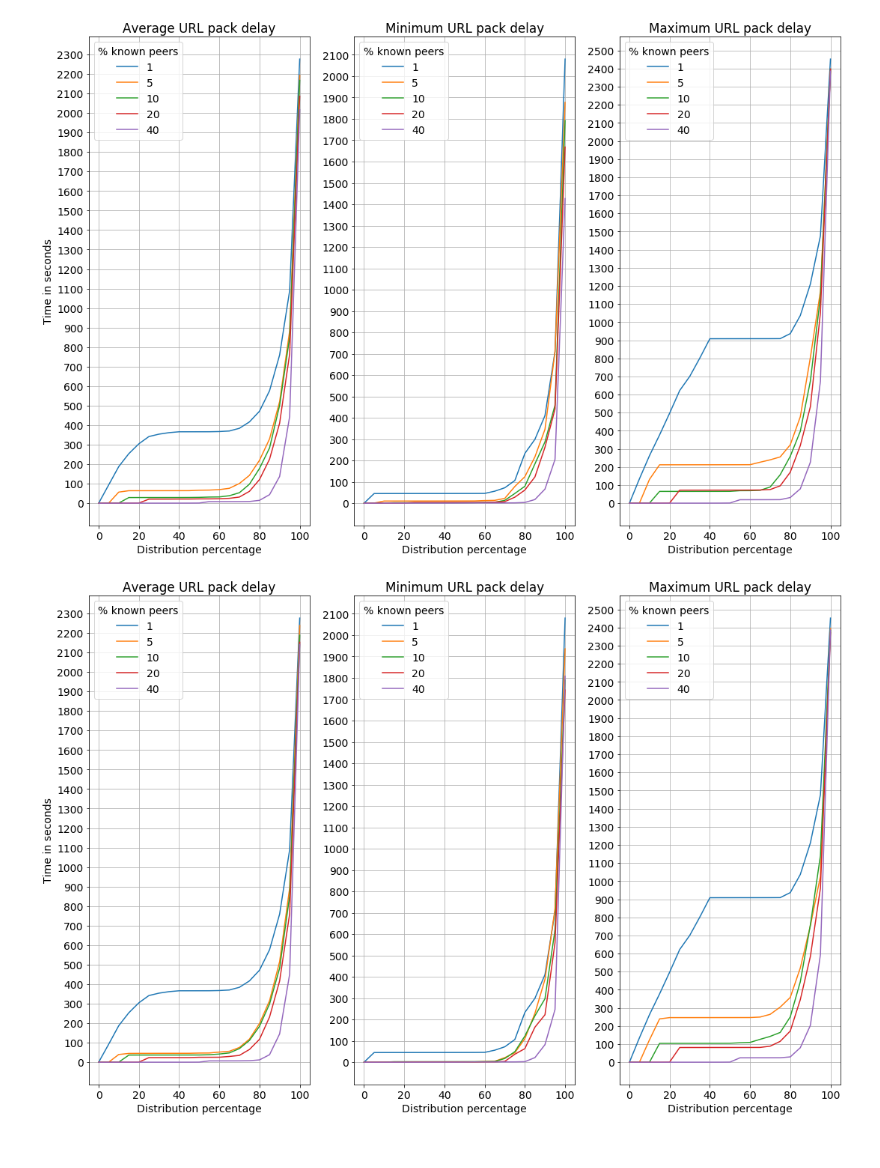
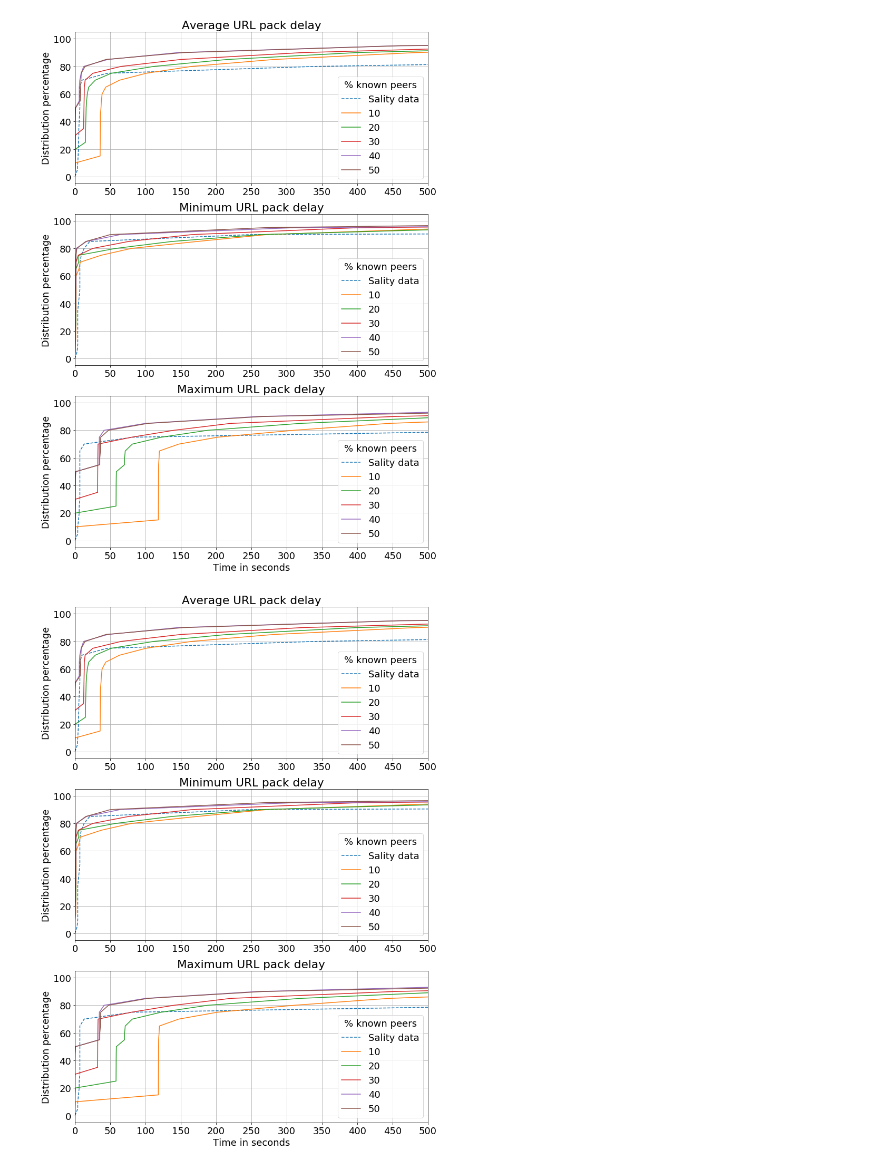
Before and after one commit to LarsLeo/BachelorThesis, a Jupyter notebook: sality/scripts/botmasterStrategiesVisualizer.ipynb, the cells around one changed output. Drawn from its saved outputs; the diff is of its cells as text; code cells hidden in the pictures.

```diff
--- a/sality/scripts/botmasterStrategiesVisualizer.ipynb
+++ b/sality/scripts/botmasterStrategiesVisualizer.ipynb
@@ -6,9 +6,9 @@ from os import listdir
 from os.path import isfile, join
 import matplotlib.pyplot as plt
 import collections
-
-plt.rcParams.update({'font.size': 14})
-usedSimTimeLimit = 15768000
+# %%
+plt.rcParams.update({'font.size': 18})
+xMax = 500
 # %%
 # Create independent pandas dataframe sets for each botmaster type
 botmasterV1 = {}
@@ -45,55 +77,70 @@ botmasterV3 = collections.OrderedDict(sorted(botmasterV3.items(), key=lambda kv:
 # %%
 # Botmaster V2
-fig, (ax1, ax2, ax3) = plt.subplots(1, 3, figsize=(18,12))
-#fig.suptitle('BV2')
-ax1.set(xlabel='Distribution percentage', ylabel='Time in seconds', title='Average URL pack delay',
-        yticks=np.arange(0, 2400, 100))
-ax2.set(xlabel='Distribution percentage', title='Minimum URL pack delay',
-       yticks=np.arange(0, 2300, 100))
-ax3.set(xlabel='Distribution percentage', title='Maximum URL pack delay',
-       yticks=np.arange(0, 2600, 100))
+fig, (ax1, ax2, ax3) = plt.subplots(3, 1, figsize=(12,18))
+ax1.set(ylabel='Distribution percentage', title='Average URL pack delay',
+       xticks=np.arange(0, xMax + 1, 50))
+ax2.set(ylabel='Distribution percentage', title='Minimum URL pack delay',
+       xticks=np.arange(0, xMax + 1, 50))
+ax3.set(ylabel='Distribution percentage', xlabel='Time in seconds', title='Maximum URL pack delay',
+       xticks=np.arange(0, xMax + 1, 50))
 ax1.grid()
 ax2.grid()
 ax3.grid()
 
-x = np.arange(0, 101, 5)
+y = np.arange(0, 101, 5)
+
+ax1.plot(salityData['Propagation Time'], y, '--', label='Sality data')
+ax2.plot(salityData['Min Delay'], y, '--', label='Sality data')
+ax3.plot(salityData['Max Delay'], y, '--', label='Sality data')
 
 for distributionPercentage, dataframe in botmasterV2.items():
-    ax1.plot(x, dataframe['Propagation Time'], label=distributionPercentage)
-    ax2.plot(x, dataframe['Min Delay'], label=distributionPercentage)
-    ax3.plot(x, dataframe['Max Delay'], label=distributionPercentage)
+    ax1.plot(dataframe['Propagation Time'], y, label=distributionPercentage)
+    ax2.plot(dataframe['Min Delay'], y, label=distributionPercentage)
+    ax3.plot(dataframe['Max Delay'], y, label=distributionPercentage)
 
 ax1.legend(title='% known peers')
 ax2.legend(title='% known peers')
 ax3.legend(title='% known peers')
 
+ax1.set_xlim([0, xMax])
+ax2.set_xlim([0, xMax])
+ax3.set_xlim([0, xMax])
+
 fig.savefig('figures/BV2.png', dpi=fig.dpi)
 # %% [output]
-[figure, old version]
+[figure, new version]
 # %%
 # Botmaster V3
-fig, (ax1, ax2, ax3) = plt.subplots(1, 3, figsize=(18,12))
-ax1.set(xlabel='Distribution percentage', ylabel='Time in seconds', title='Average URL pack delay',
-        yticks=np.arange(0, 2400, 100))
-ax2.set(xlabel='Distribution percentage', title='Minimum URL pack delay',
-       yticks=np.arange(0, 2300, 100))
-ax3.set(xlabel='Distribution percentage', title='Maximum URL pack delay',
-       yticks=np.arange(0, 2600, 100))
+fig, (ax1, ax2, ax3) = plt.subplots(3, 1, figsize=(12,18))
+ax1.set(ylabel='Distribution percentage', title='Average URL pack delay',
+       xticks=np.arange(0, xMax + 1, 50))
+ax2.set(ylabel='Distribution percentage', title='Minimum URL pack delay',
+       xticks=np.arange(0, xMax + 1, 50))
+ax3.set(ylabel='Distribution percentage', xlabel='Time in seconds', title='Maximum URL pack delay',
+       xticks=np.arange(0, xMax + 1, 50))
 ax1.grid()
 ax2.grid()
 ax3.grid()
 
-x = np.arange(0, 101, 5)
+y = np.arange(0, 101, 5)
+
+ax1.plot(salityData['Propagation Time'], y, '--', label='Sality data')
+ax2.plot(salityData['Min Delay'], y, '--', label='Sality data')
+ax3.plot(salityData['Max Delay'], y, '--', label='Sality data')
 
 for distributionPercentage, dataframe in botmasterV3.items():
-    ax1.plot(x, dataframe['Propagation Time'], label=distributionPercentage)
-    ax2.plot(x, dataframe['Min Delay'], label=distributionPercentage)
-    ax3.plot(x, dataframe['Max Delay'], label=distributionPercentage)
+    ax1.plot(dataframe['Propagation Time'], y, label=distributionPercentage)
+    ax2.plot(dataframe['Min Delay'], y, label=distributionPercentage)
+    ax3.plot(dataframe['Max Delay'], y, label=distributionPercentage)
 
 ax1.legend(title='% known peers')
 ax2.legend(title='% known peers')
 ax3.legend(title='% known peers')
 
+ax1.set_xlim([0, xMax])
+ax2.set_xlim([0, xMax])
+ax3.set_xlim([0, xMax])
+
 fig.savefig('figures/BV3.png', dpi=fig.dpi)
 # %% [output]
-[figure, old version]
+[figure, new version]
```
Also changed, not shown: parts of 2 cells of this notebook, 50 other files.
